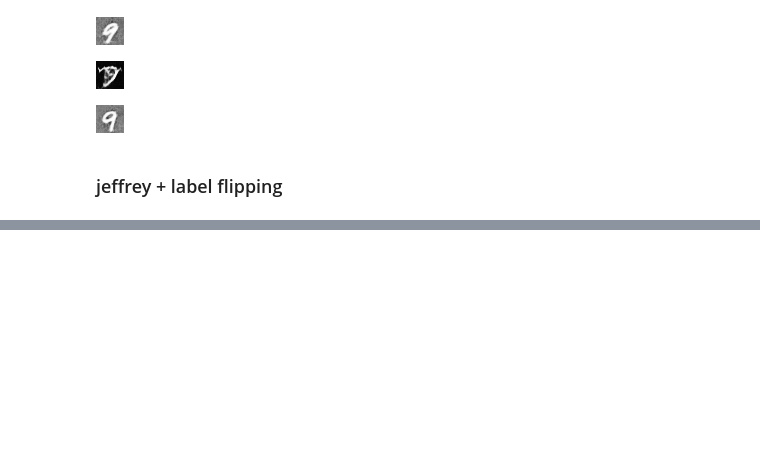
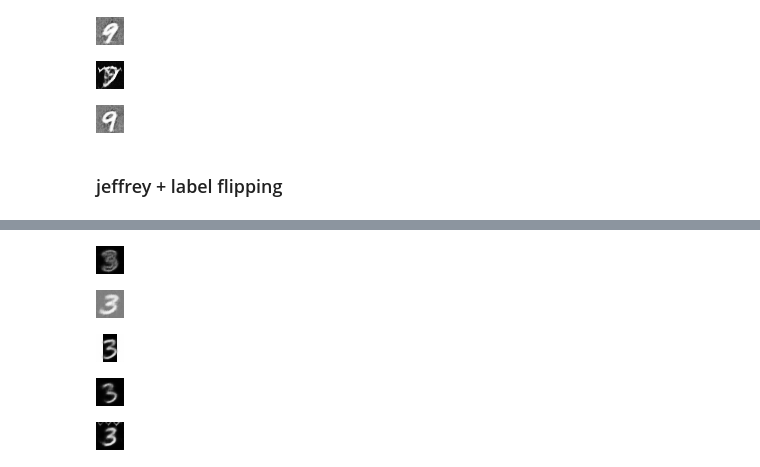
Before and after one commit to scotsun/clear-vae, a Jupyter notebook: contrastive-vae/demo_cdvae.ipynb, the cells around one changed output, grey strips where cells are left out. Cells and saved outputs as stored; diff of their text form; code cells hidden in the pictures; blank space fills up the shorter version.

```diff
--- a/contrastive-vae/demo_cdvae.ipynb
+++ b/contrastive-vae/demo_cdvae.ipynb
@@ -396,5 +463,11 @@ display(transforms.ToPILImage()(vae.decode(
 # %%
-for i in [53, 88, 62, 67, 73, 85, 79, 98, 68]:
+for i in [136, 120, 84, 50, 52]:
     display(transforms.ToPILImage()(vae.decode(
         torch.cat([mu_cs[idx], mu_ss[i]]).view(1, -1)
     )[0]))
+# %% [output]
+[figure, added]
+[figure, added]
+[figure, added]
+[figure, added]
+[figure, added]
```
Also changed, not shown: parts of 16 cells of this notebook, 2 other files.
